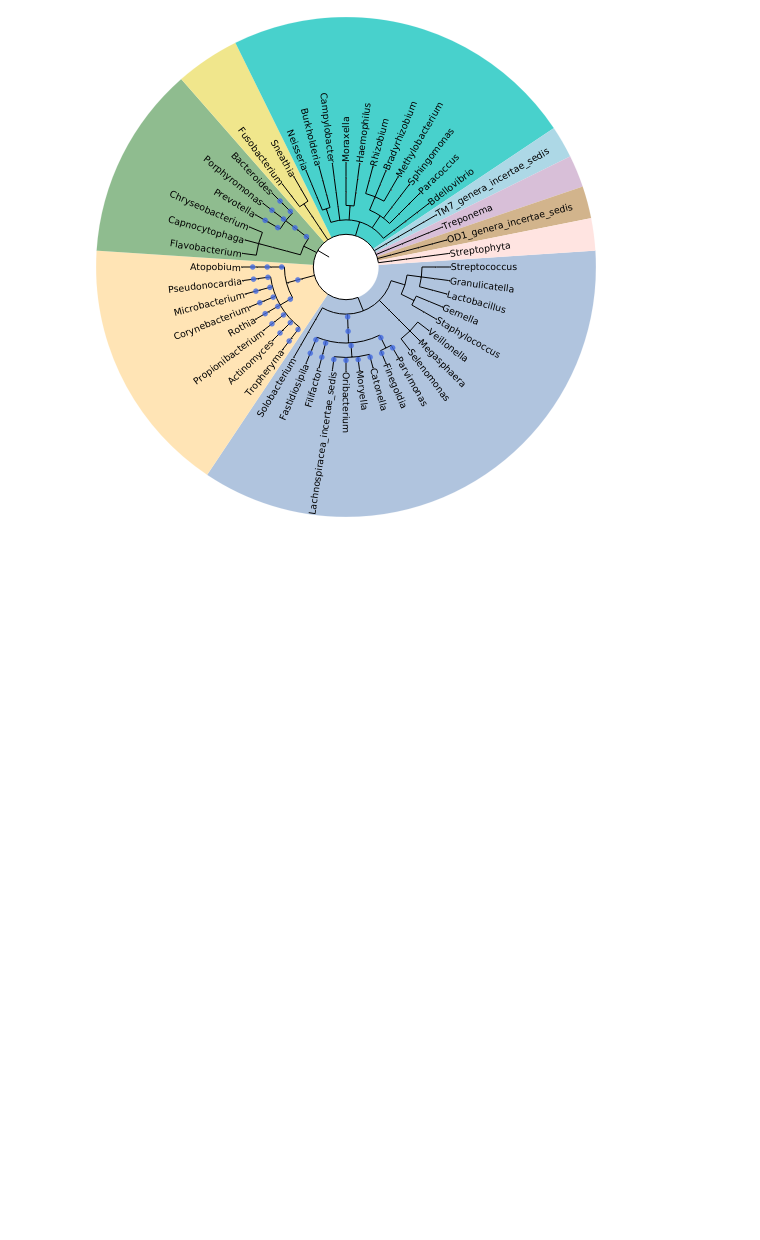
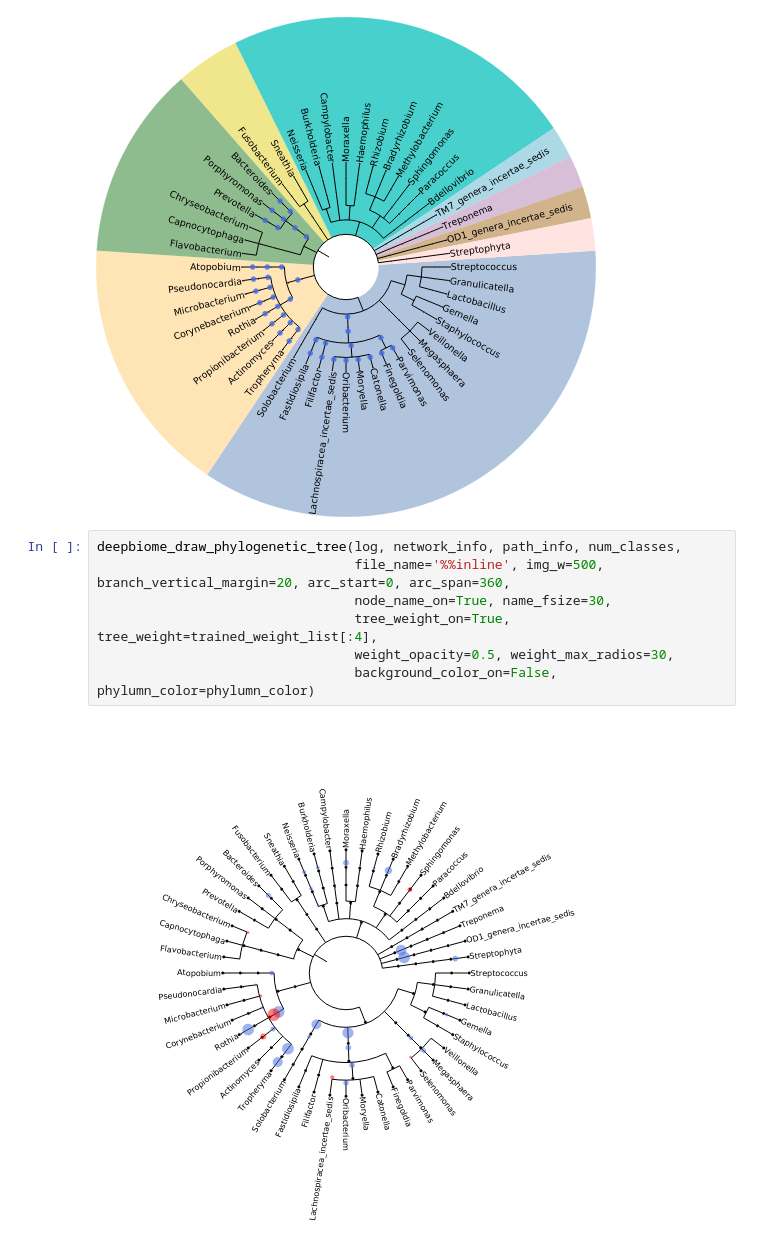
Before and after one commit to Young-won/deepbiome, a Jupyter notebook: examples/analysis-simulation.ipynb, the cells around one changed output. Drawn from its saved outputs; the diff is of its cells as text; blank space fills up the shorter version.

Commit message:
add function for the tree figure

```diff
--- a/examples/analysis-simulation.ipynb
+++ b/examples/analysis-simulation.ipynb
@@ -387,3 +387,12 @@ deepbiome_draw_phylogenetic_tree(log, network_info, path_info, num_classes,
                                  background_color_on=True, phylumn_color=phylumn_color)
 # %% [output]
 [figure]
+# %%
+deepbiome_draw_phylogenetic_tree(log, network_info, path_info, num_classes,
+                                 file_name='%%inline', img_w=500, branch_vertical_margin=20, arc_start=0, arc_span=360,
+                                 node_name_on=True, name_fsize=30,
+                                 tree_weight_on=True, tree_weight=trained_weight_list[:4],
+                                 weight_opacity=0.5, weight_max_radios=30,
+                                 background_color_on=False, phylumn_color=phylumn_color)
+# %% [output]
+[figure, added]
```
